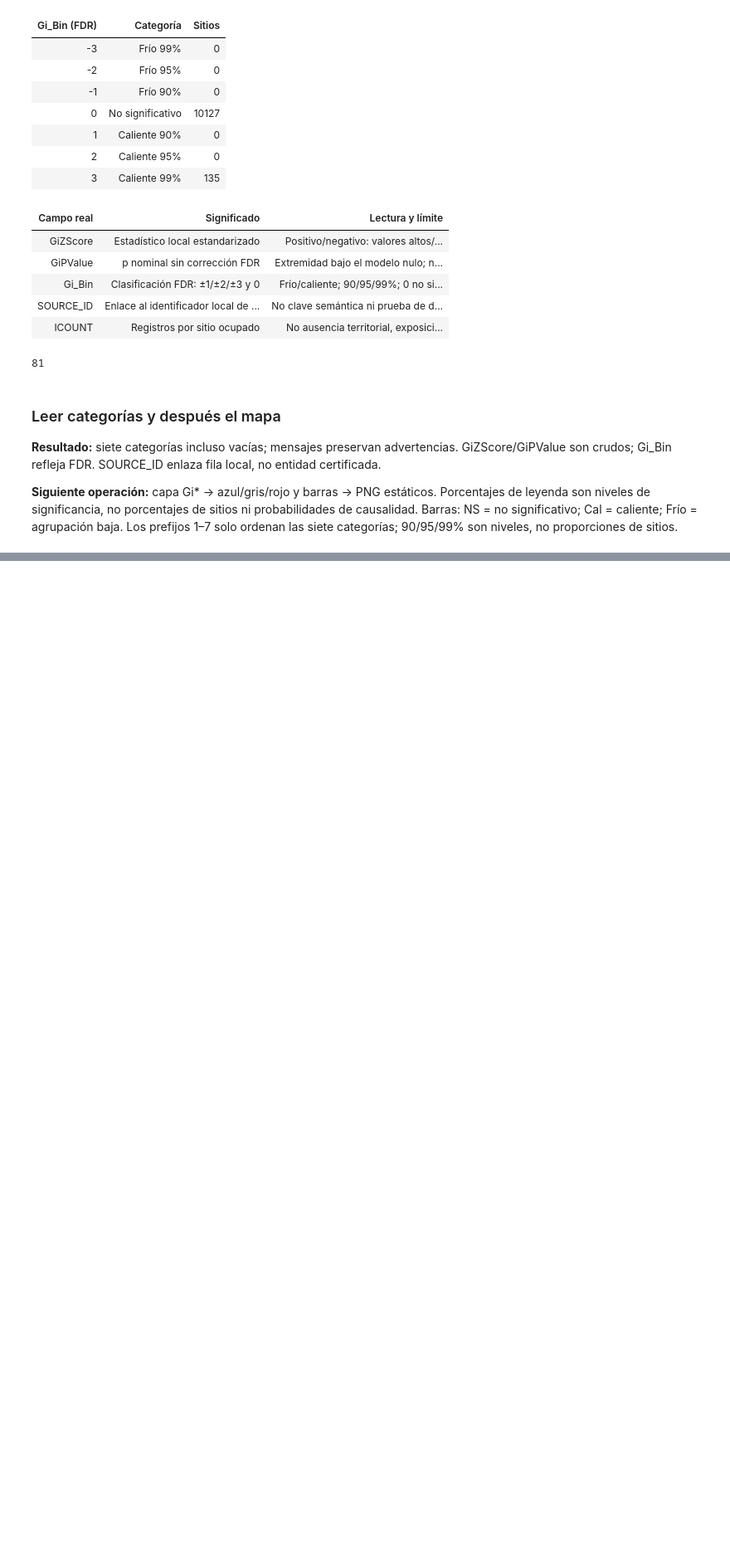
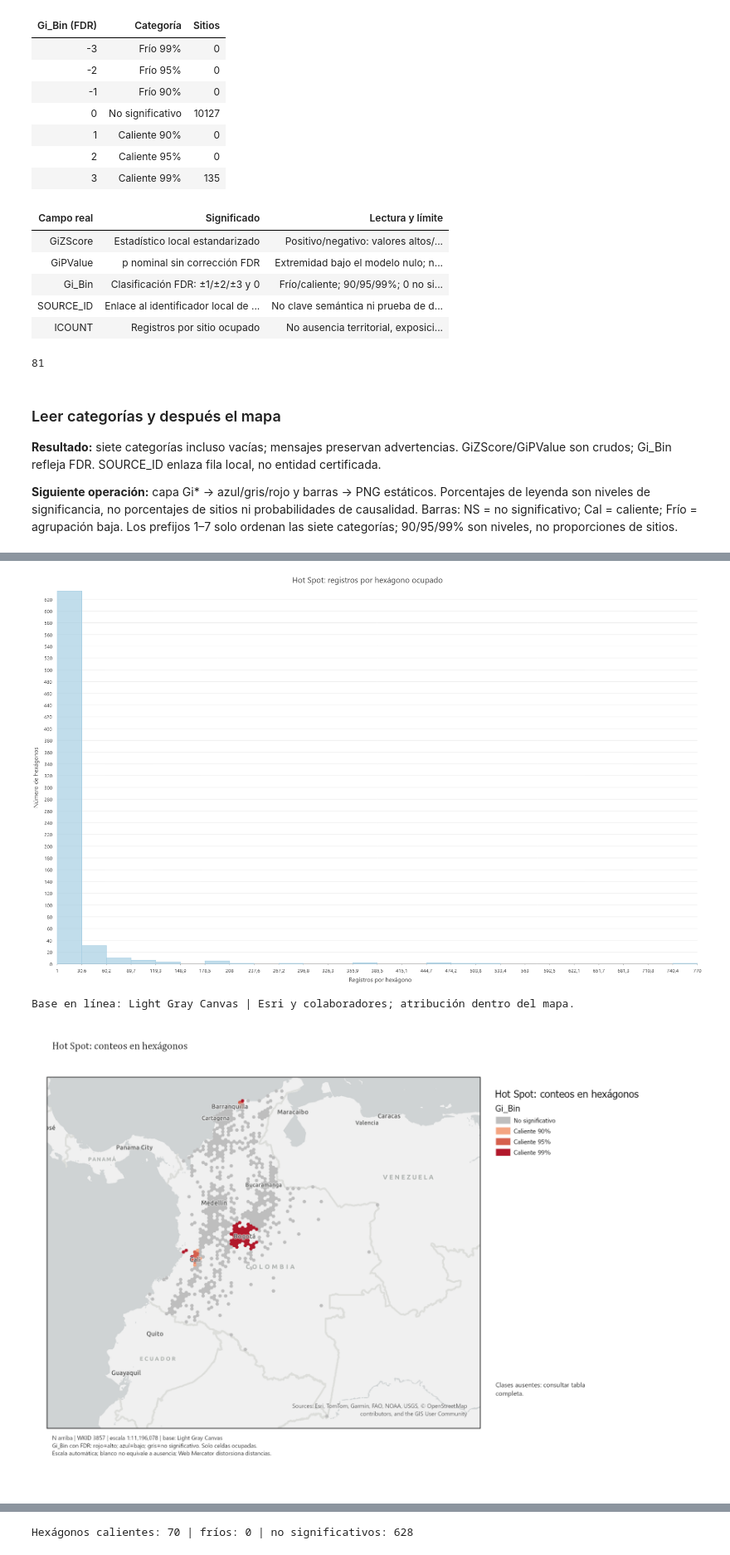
Before and after one commit to ecetina-esri-co/diplomado-geoia-ml-espacial-automl, a Jupyter notebook: 99 - Recursos/notebooks/Clase 02 - Practica 02 - Colegios y escala espacial.ipynb, the cells around one changed output, grey strips where cells are left out. Shown at 83% size. Drawn from its saved outputs; the diff is of its cells as text; code cells hidden in the pictures; blank space fills up the shorter version.

```diff
--- a/99 - Recursos/notebooks/Clase 02 - Practica 02 - Colegios y escala espacial.ipynb
+++ b/99 - Recursos/notebooks/Clase 02 - Practica 02 - Colegios y escala espacial.ipynb
@@ -1067,0 +1075,15 @@ Adaptación local validada para esta práctica, no reparación de paquetes ni ce
+# %%
+# Gi* optimizado elige su escala; conservar mensajes para conocer la elección efectiva.
+hex_hotspots = str(Path(gdb) / 'HotSpot_hexagonos')
+oha_result = gp_child('OptimizedHotSpotAnalysis', Output_Features=hex_hotspots,
+                      Density_Surface='', **hex_parameters)
+print(oha_result['messages'])
+print('Salidas declaradas por ArcGIS:', oha_result['outputs'])
+(run / 'HotSpot_hexagonos_mensajes.txt').write_text(oha_result['messages'], encoding='utf-8')
+oha_count_field, oha_counts = leer_conteos_hexagonales(hex_hotspots)
+with arcpy.da.SearchCursor(hex_hotspots, ['Gi_Bin']) as cursor:
+    oha_categories = Counter(int(row[0]) for row in cursor)
+if not set(oha_categories).issubset(range(-3, 4)):
+    raise ValueError('Gi_Bin contiene una categoría inesperada.')
+tabla_visible(['Gi_Bin', 'Lectura', 'Hexágonos'],
+              [[v, labels[v], oha_categories[v]] for v in range(-3, 4)])
@@ -1067,0 +1127,19 @@ Adaptación local validada para esta práctica, no reparación de paquetes ni ce
+# %%
+# Visuales nativos sobre el resultado real: distribución de conteos y categorías inferenciales.
+chart_png(arcpy.charts.Histogram(x=oha_count_field, dataSource=hex_hotspots,
+    title='Hot Spot: registros por hexágono ocupado', xTitle='Registros por hexágono',
+    yTitle='Número de hexágonos'), 'hex_hotspot_histograma')
+hex_gi_styles = {str(v): (labels[v], gi_colors[v+3], 0) for v in range(-3, 4)}
+mapa_categorias(hex_hotspots, 'Gi_Bin', 'hex_hotspot_mapa', 'Hot Spot: conteos en hexágonos',
+    hex_gi_styles, 'Gi_Bin con FDR: rojo=alto; azul=bajo; gris=no significativo. Solo celdas ocupadas.\nEscala automática; blanco no equivale a ausencia; Web Mercator distorsiona distancias.')
+oha_table = tabla_frecuencia('Hex_HotSpot_frecuencias',
+    [(short_labels[v+3], oha_categories[v]) for v in range(-3, 4)])
+chart_png(arcpy.charts.Bar(x='Categoria', y='Sitios', aggregation='SUM', dataSource=oha_table,
+    title='Hot Spot: hexágonos por categoría FDR', xTitle='Categoría Gi_Bin',
+    yTitle='Número de hexágonos ocupados'), 'hex_hotspot_barras')
+print('Hexágonos calientes:', sum(oha_categories[v] for v in (1, 2, 3)),
+      '| fríos:', sum(oha_categories[v] for v in (-3, -2, -1)), '| no significativos:', oha_categories[0])
+# %% [output]
+[figure, added]
+Base en línea: Light Gray Canvas | Esri y colaboradores; atribución dentro del mapa.
+[figure, added]
@@ -1067,0 +1147 @@ Adaptación local validada para esta práctica, no reparación de paquetes ni ce
+Hexágonos calientes: 70 | fríos: 0 | no significativos: 628
```
Also changed, not shown: parts of 43 cells of this notebook, 1 other file.
